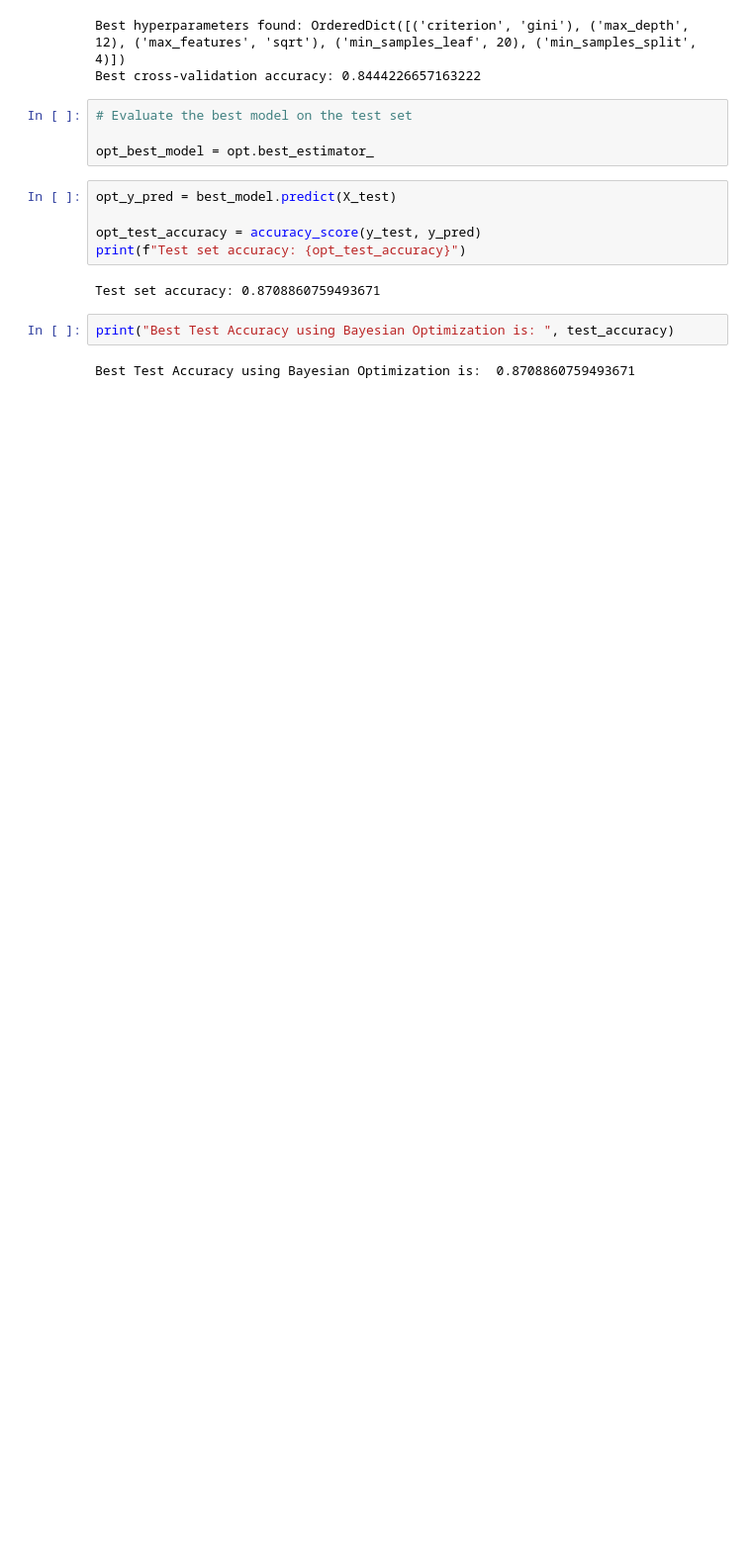
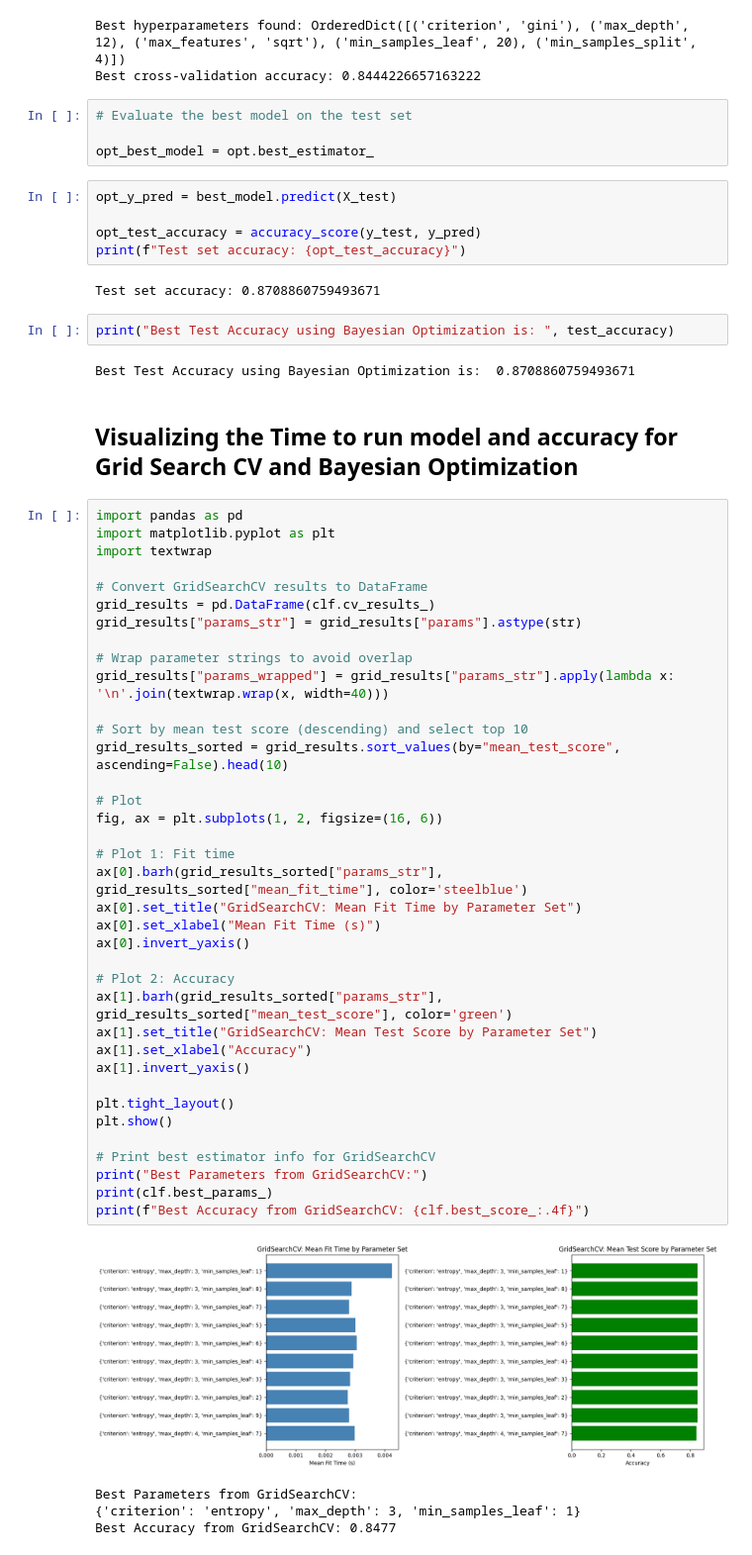
Before and after one commit to monobinab-source/ai-ml, a Jupyter notebook: predict_smoker_alive.ipynb, the cells around one changed output. Shown: that part at 99% size. Saved outputs shown, nothing was run; the diff lists cells and outputs as text; blank space fills up the shorter version.

```diff
--- a/predict_smoker_alive.ipynb
+++ b/predict_smoker_alive.ipynb
@@ -183,3 +194,47 @@ Test set accuracy: 0.8708860759493671
 print("Best Test Accuracy using Bayesian Optimization is: ", test_accuracy)
 # %% [output]
 Best Test Accuracy using Bayesian Optimization is:  0.8708860759493671
+# %% [markdown]
+## Visualizing the Time to run model and accuracy for Grid Search CV and Bayesian Optimization
+# %%
+import pandas as pd
+import matplotlib.pyplot as plt
+import textwrap
+
+# Convert GridSearchCV results to DataFrame
+grid_results = pd.DataFrame(clf.cv_results_)
+grid_results["params_str"] = grid_results["params"].astype(str)
+
+# Wrap parameter strings to avoid overlap
+grid_results["params_wrapped"] = grid_results["params_str"].apply(lambda x: '\n'.join(textwrap.wrap(x, width=40)))
+
+# Sort by mean test score (descending) and select top 10
+grid_results_sorted = grid_results.sort_values(by="mean_test_score", ascending=False).head(10)
+
+# Plot
+fig, ax = plt.subplots(1, 2, figsize=(16, 6))
+
+# Plot 1: Fit time
+ax[0].barh(grid_results_sorted["params_str"], grid_results_sorted["mean_fit_time"], color='steelblue')
+ax[0].set_title("GridSearchCV: Mean Fit Time by Parameter Set")
+ax[0].set_xlabel("Mean Fit Time (s)")
+ax[0].invert_yaxis()
+
+# Plot 2: Accuracy
+ax[1].barh(grid_results_sorted["params_str"], grid_results_sorted["mean_test_score"], color='green')
+ax[1].set_title("GridSearchCV: Mean Test Score by Parameter Set")
+ax[1].set_xlabel("Accuracy")
+ax[1].invert_yaxis()
+
+plt.tight_layout()
+plt.show()
+
+# Print best estimator info for GridSearchCV
+print("Best Parameters from GridSearchCV:")
+print(clf.best_params_)
+print(f"Best Accuracy from GridSearchCV: {clf.best_score_:.4f}")
+# %% [output]
+[figure, added]
+Best Parameters from GridSearchCV:
+{'criterion': 'entropy', 'max_depth': 3, 'min_samples_leaf': 1}
+Best Accuracy from GridSearchCV: 0.8477
```
Also changed, not shown: parts of 8 cells of this notebook.
